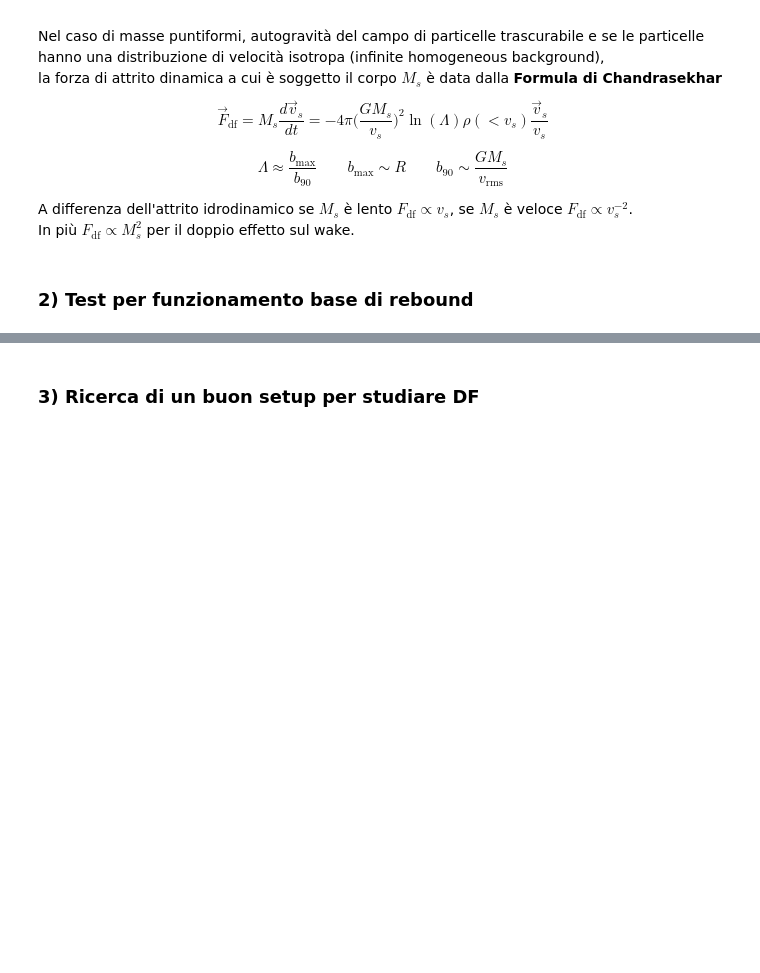
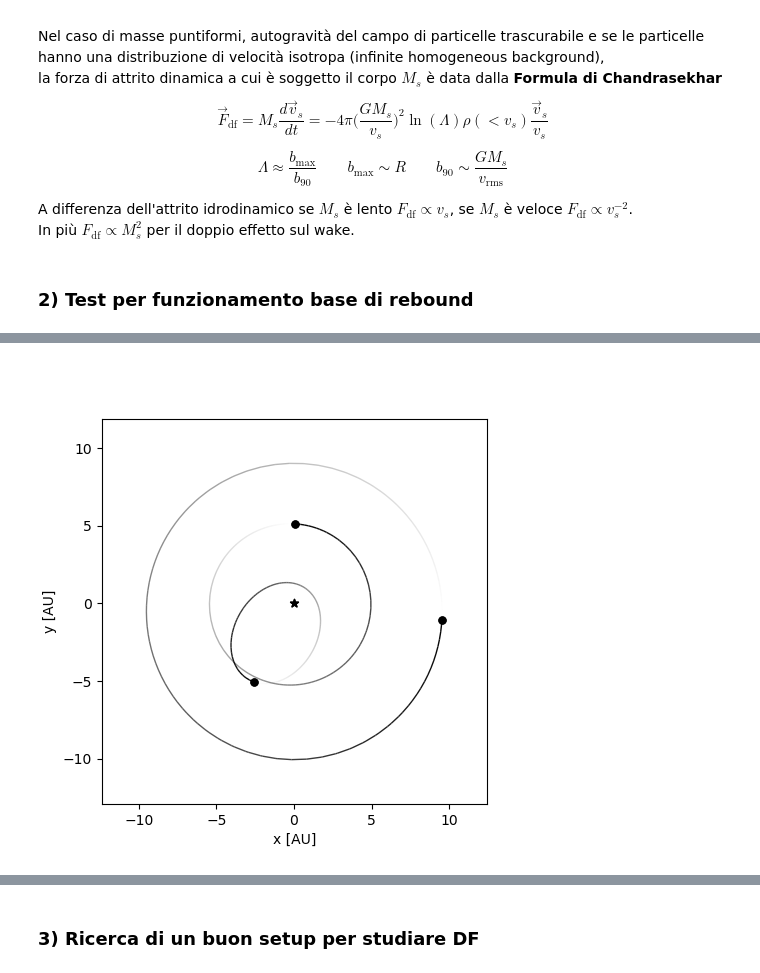
Before and after one commit to danivolo/rebbound, a Jupyter notebook: main.ipynb, the cells around one changed output, grey strips where cells are left out. Saved outputs shown, nothing was run; the diff lists cells and outputs as text; code cells hidden in the pictures; blank space fills up the shorter version.

```diff
--- a/main.ipynb
+++ b/main.ipynb
@@ -37,0 +49,8 @@ In più $F_\mathrm{df} \propto M_s^2$ per il doppio effetto sul wake.
+# %%
+# per visualizzare nel server  http://localhost:1234
+sim = rebound.Simulation()
+sim.start_server(port=5555)
+sim.add("Sun")
+sim.add("Jupiter")
+sim.add("Saturn")
+sim.add("NAME = Churyumov-Gerasimenko; CAP", m =5.03e-18)
@@ -37,0 +87,4 @@ In più $F_\mathrm{df} \propto M_s^2$ per il doppio effetto sul wake.
+# %%
+fig = rebound.OrbitPlot(sim, unitlabel="[AU]")
+# %% [output]
+[figure, added]
```
Also changed, not shown: parts of 15 cells of this notebook.
